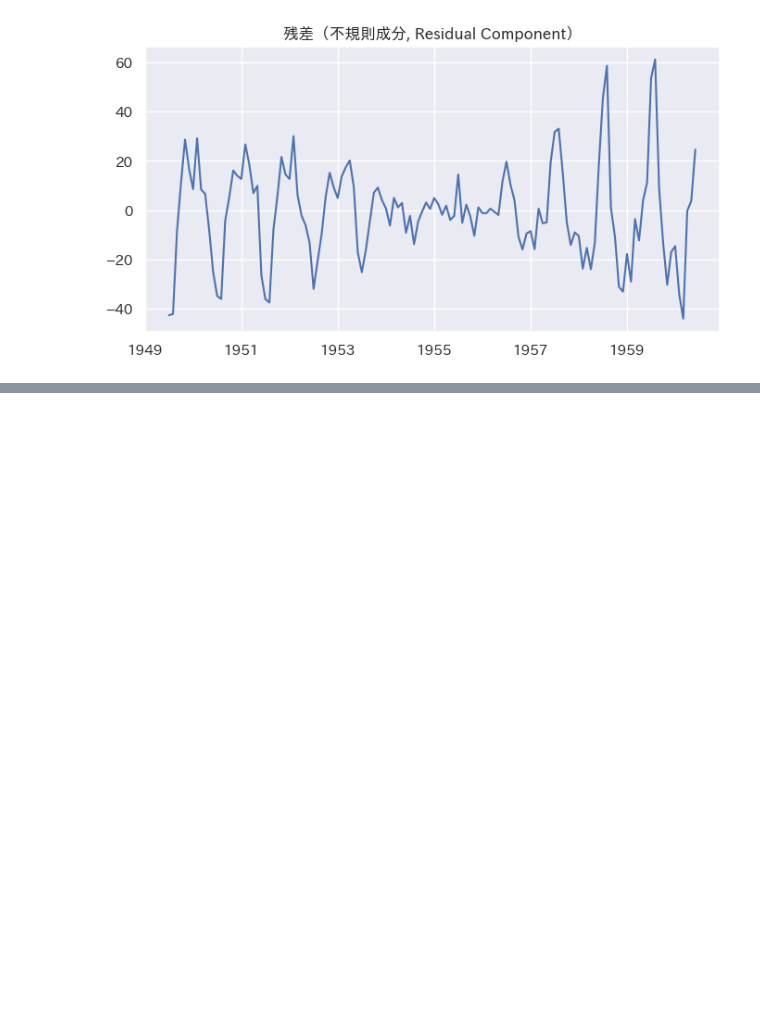
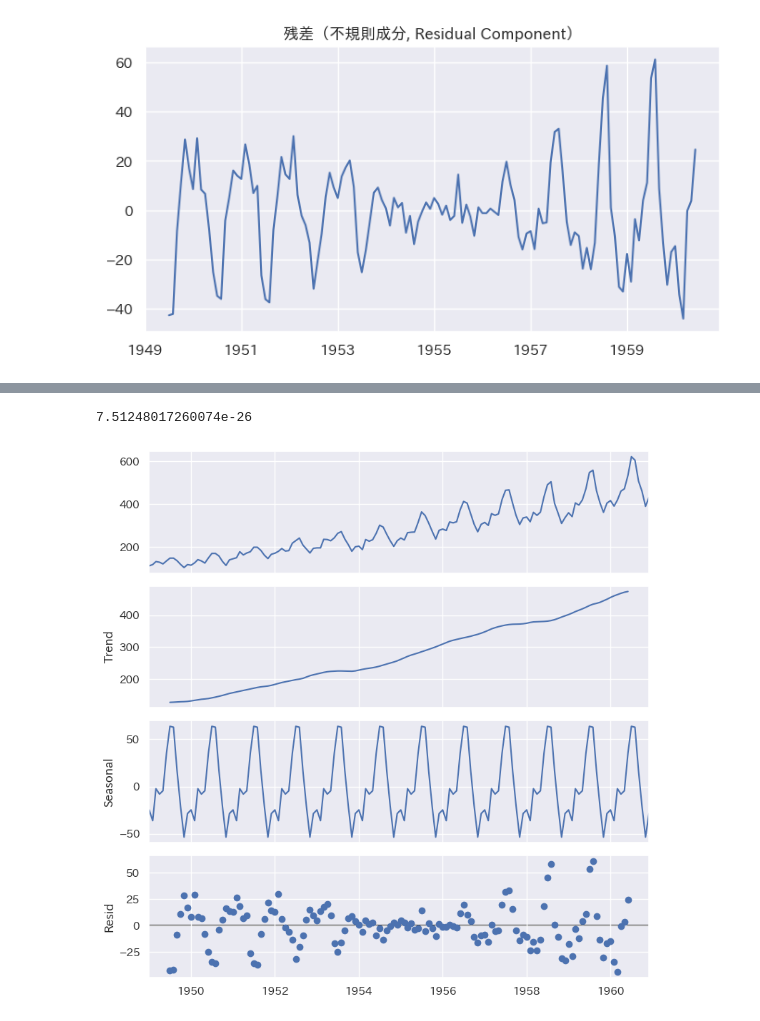
Before and after one commit to maton369/Python_Time_Series_Intro, a Jupyter notebook: 3-2-季節調整とトレンド除去.ipynb, the cells around one changed output, grey strips where cells are left out. Cells and saved outputs as stored; diff of their text form; code cells hidden in the pictures; blank space fills up the shorter version.

```diff
--- a/3-2-季節調整とトレンド除去.ipynb
+++ b/3-2-季節調整とトレンド除去.ipynb
@@ -194,3 +194,24 @@ resid.plot(title="残差（不規則成分, Residual Component）")
 # %% [output]
 <Axes: title={'center': '残差（不規則成分, Residual Component）'}>
 [figure]
+# %%
+# ==========================================================
+# 加法型の季節分解（Additive Decomposition）
+# ==========================================================
+# 時系列データを「トレンド」「季節」「残差（不規則）」の3つに分解する。
+# 加法モデルでは、観測値がそれらの成分の「和」で構成されていると仮定する。
+#   y_t = T_t + S_t + e_t
+#
+# 【主な引数】
+#   air_passengers : 時系列データ（SeriesまたはDataFrame）
+#   model='additive' : 加法型モデルを指定（乗法型なら 'multiplicative'）
+#
+# 【戻り値】
+#   DecomposeResult オブジェクト：
+#     trend ・・・ トレンド成分（長期的な変化）
+#     seasonal ・・・ 季節成分（周期的なパターン）
+#     resid ・・・ 残差成分（不規則な変動）
+#     observed ・・・ 元の観測データ
+# ==========================================================
+
+seasonal_decomp = tsa.seasonal_decompose(air_passengers, model="additive")
@@ -196,0 +412,24 @@ resid.plot(title="残差（不規則成分, Residual Component）")
+# %%
+# ==========================================================
+# 季節調整済み系列の一致確認（手計算との比較）
+# ==========================================================
+# 「seasonal_decompose」で推定した季節調整済み系列と、
+# 手計算（自前で求めた seasonal 成分を引いたもの）の結果を比較している。
+#
+# 理論的には以下が成り立つ：
+#     deseasonalized = y_t - S_t
+#
+# したがって、両者の差（誤差平方和）が 0 に近ければ、
+# sktime/statsmodels による分解結果と自前の実装が一致していることを意味する。
+# ==========================================================
+
+sum(((air_passengers["value"] - seasonal_decomp.seasonal) - deseasonalized) ** 2)
+# %% [output]
+7.51248017260074e-26
+# %%
+# 参考：推定結果の可視化
+rcParams["figure.figsize"] = 8, 8
+_ = seasonal_decomp.plot()
+rcParams["figure.figsize"] = 8, 4
+# %% [output]
+[figure, added]
```
Also changed, not shown: parts of 7 cells of this notebook.
